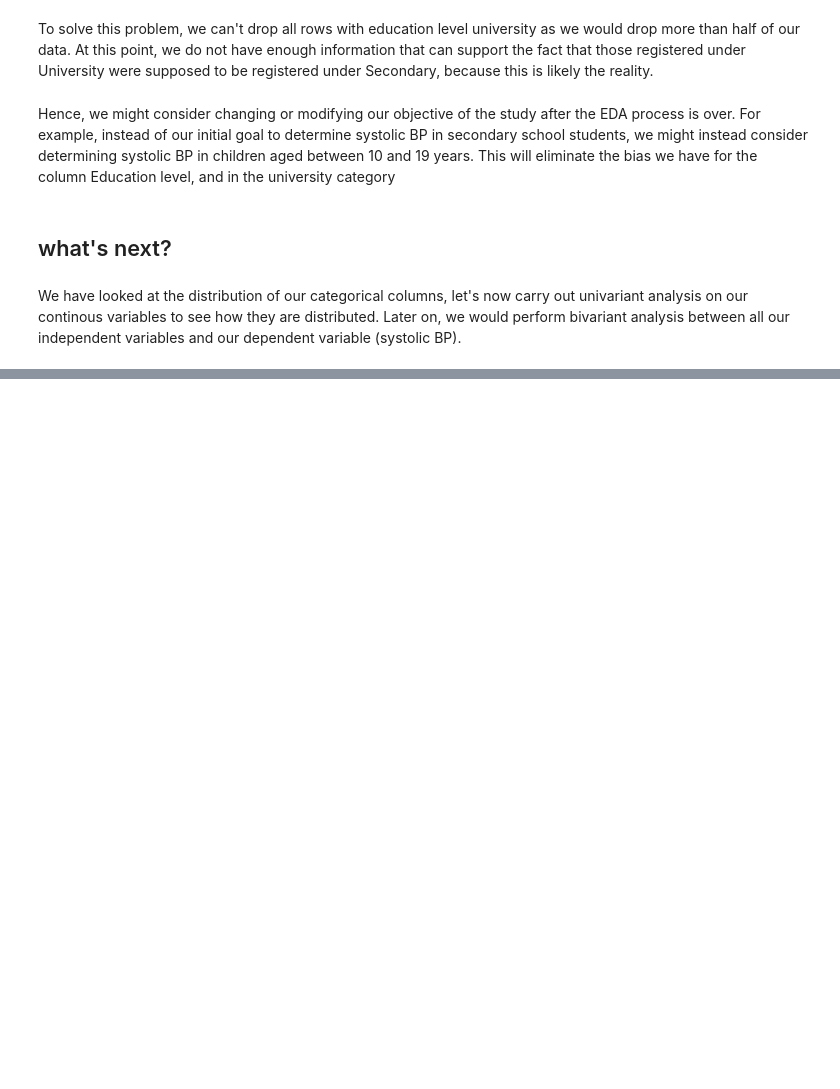
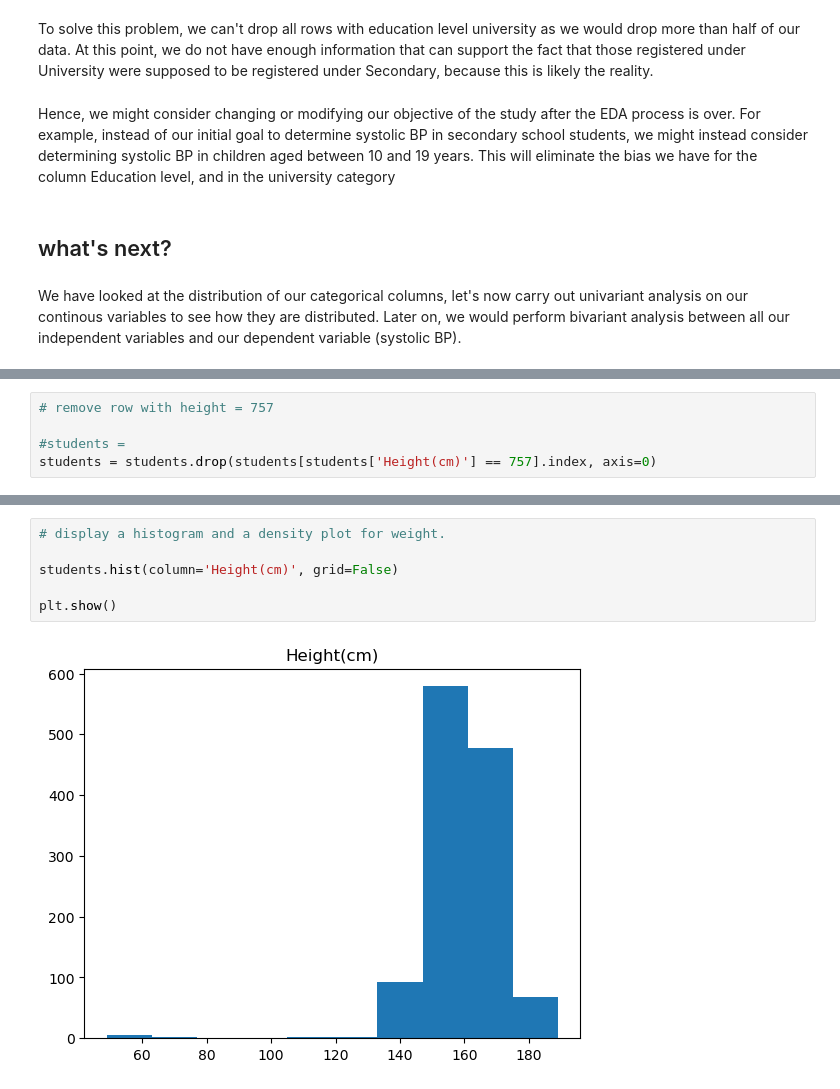
Before and after one commit to Ndong21/Datascience_python_regression, a Jupyter notebook: Datascience_python_regression.ipynb, the cells around one changed output, grey strips where cells are left out. Drawn from its saved outputs; the diff is of its cells as text; blank space fills up the shorter version.

```diff
--- a/Datascience_python_regression.ipynb
+++ b/Datascience_python_regression.ipynb
@@ -560,0 +591,5 @@ We have looked at the distribution of our categorical columns, let's now carry o
+# %%
+# remove row with height = 757
+
+#students =
+students = students.drop(students[students['Height(cm)'] == 757].index, axis=0)
@@ -560,0 +608,8 @@ We have looked at the distribution of our categorical columns, let's now carry o
+# %%
+# display a histogram and a density plot for weight.
+
+students.hist(column='Height(cm)', grid=False)
+
+plt.show()
+# %% [output]
+[figure, added]
```
Also changed, not shown: parts of 48 cells of this notebook.
